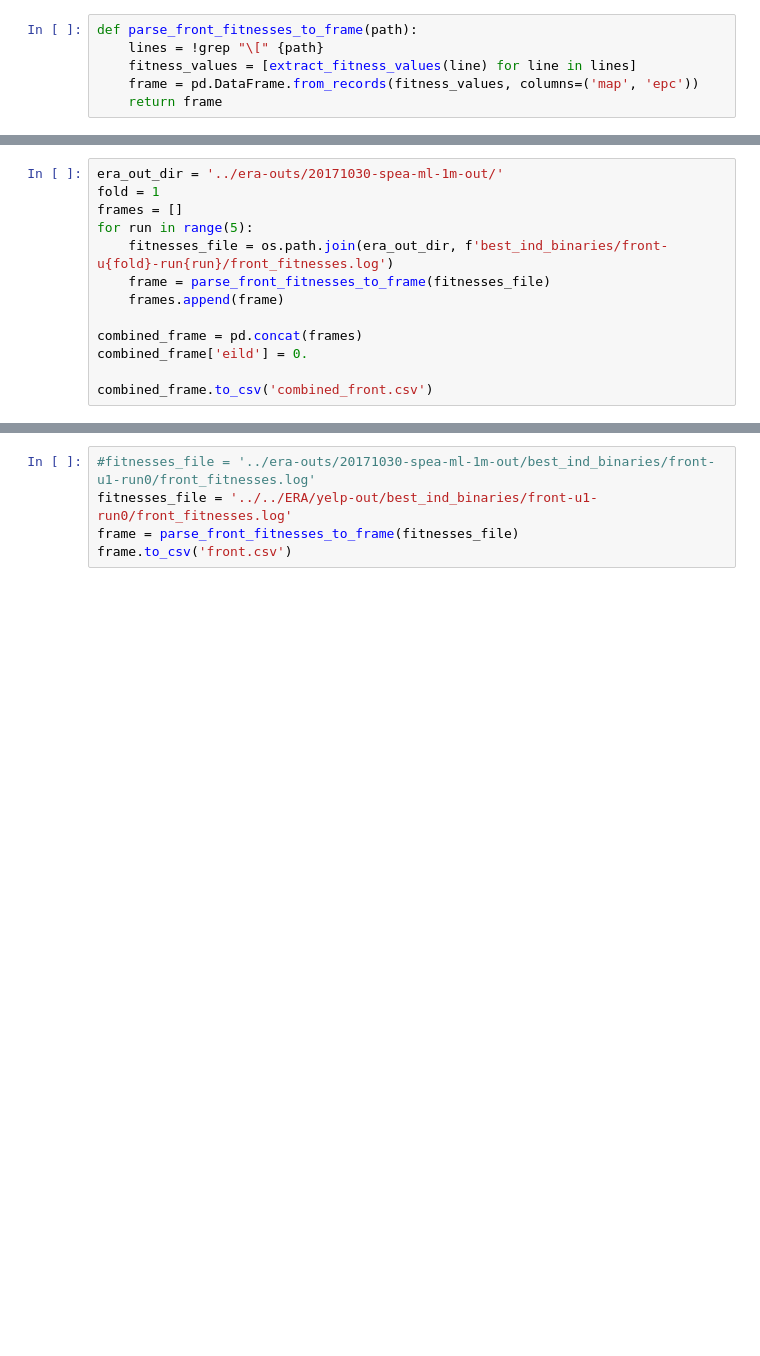
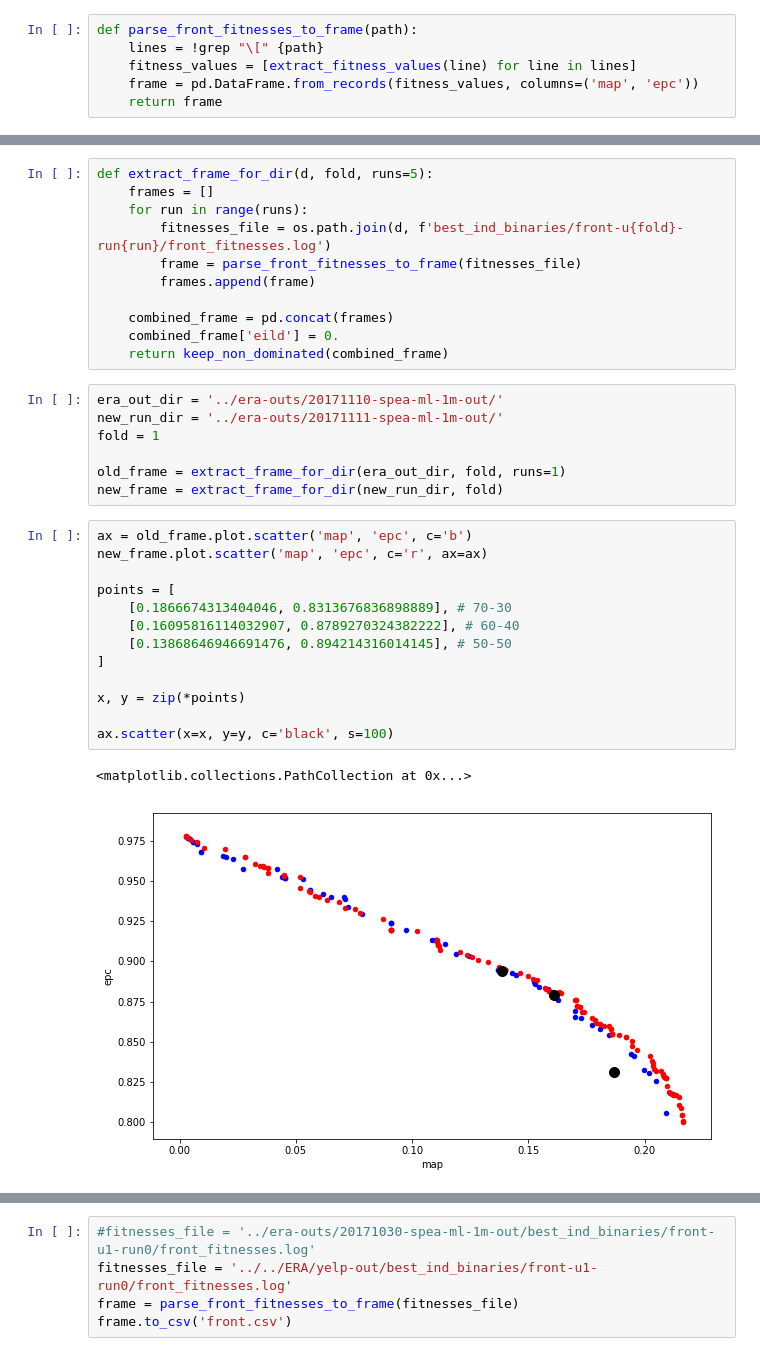
Before and after one commit to Hybbon/ps, a Jupyter notebook: notebooks/front_plot.ipynb, the cells around one changed output, grey strips where cells are left out. Saved outputs shown, nothing was run; the diff lists cells and outputs as text; blank space fills up the shorter version.

Commit message:
Improve metrics plotting script

```diff
--- a/notebooks/front_plot.ipynb
+++ b/notebooks/front_plot.ipynb
@@ -19,13 +27,34 @@ def parse_front_fitnesses_to_frame(path):
 # %%
-era_out_dir = '../era-outs/20171030-spea-ml-1m-out/'
-fold = 1
-frames = []
-for run in range(5):
-    fitnesses_file = os.path.join(era_out_dir, f'best_ind_binaries/front-u{fold}-run{run}/front_fitnesses.log')
-    frame = parse_front_fitnesses_to_frame(fitnesses_file)
-    frames.append(frame)
+def extract_frame_for_dir(d, fold, runs=5):
+    frames = []
+    for run in range(runs):
+        fitnesses_file = os.path.join(d, f'best_ind_binaries/front-u{fold}-run{run}/front_fitnesses.log')
+        frame = parse_front_fitnesses_to_frame(fitnesses_file)
+        frames.append(frame)
 
-combined_frame = pd.concat(frames)
-combined_frame['eild'] = 0.
-
-combined_frame.to_csv('combined_front.csv')
+    combined_frame = pd.concat(frames)
+    combined_frame['eild'] = 0.
+    return keep_non_dominated(combined_frame)
+# %%
+era_out_dir = '../era-outs/20171110-spea-ml-1m-out/'
+new_run_dir = '../era-outs/20171111-spea-ml-1m-out/'
+fold = 1
+
+old_frame = extract_frame_for_dir(era_out_dir, fold, runs=1)
+new_frame = extract_frame_for_dir(new_run_dir, fold)
+# %%
+ax = old_frame.plot.scatter('map', 'epc', c='b')
+new_frame.plot.scatter('map', 'epc', c='r', ax=ax)
+
+points = [
+    [0.1866674313404046, 0.8313676836898889], # 70-30
+    [0.16095816114032907, 0.8789270324382222], # 60-40
+    [0.13868646946691476, 0.894214316014145], # 50-50
+]
+
+x, y = zip(*points)
+
+ax.scatter(x=x, y=y, c='black', s=100)
+# %% [output]
+<matplotlib.collections.PathCollection at 0x...>
+[figure, added]
```
Also changed, not shown: parts of 5 cells of this notebook, 3 other files.
